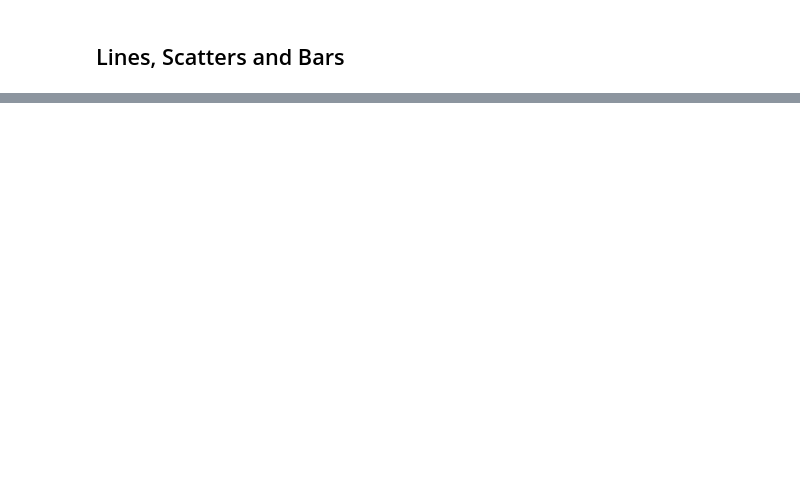
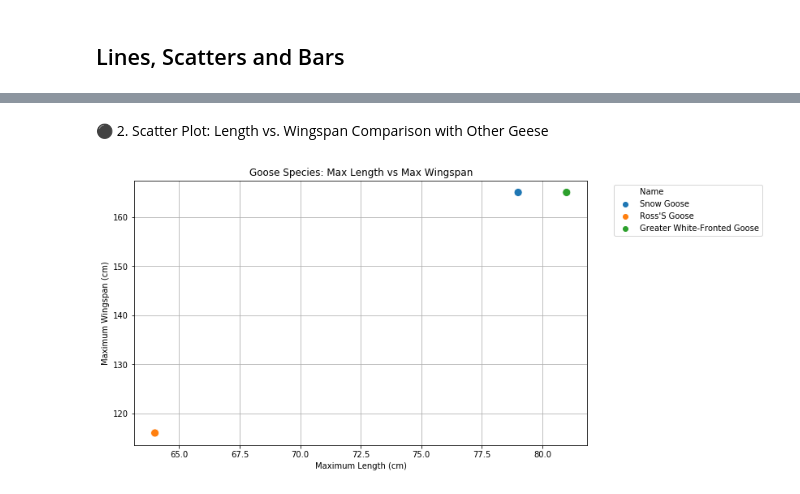
Before and after one commit to uzakariyya/Cohort-3.0-Machine-Learning-Assignments, a Jupyter notebook: Data_Visualization_Quantities/Data_Visualization_Quantities.ipynb, the cells around one changed output, grey strips where cells are left out. Drawn from its saved outputs; the diff is of its cells as text; code cells hidden in the pictures; blank space fills up the shorter version.

```diff
--- a/Data_Visualization_Quantities/Data_Visualization_Quantities.ipynb
+++ b/Data_Visualization_Quantities/Data_Visualization_Quantities.ipynb
@@ -10,0 +71,19 @@ FileNotFoundError: [Errno 2] File b'birds.csv' does not exist: b'birds.csv'
+# %% [markdown]
+⚫ 2. Scatter Plot: Length vs. Wingspan Comparison with Other Geese
+# %%
+# Filter for all geese (based on Genus 'Anser')
+geese = df[df['Genus'] == 'Anser']
+
+plt.figure(figsize=(10, 6))
+sns.scatterplot(data=geese,
+                x='MaxLength', y='MaxWingspan',
+                hue='Name', s=100)
+
+plt.title('Goose Species: Max Length vs Max Wingspan')
+plt.xlabel('Maximum Length (cm)')
+plt.ylabel('Maximum Wingspan (cm)')
+plt.grid(True)
+plt.legend(bbox_to_anchor=(1.05, 1), loc='upper left')
+plt.show()
+# %% [output]
+[figure, added]
```
Also changed, not shown: parts of 7 cells of this notebook, 1 other file.
